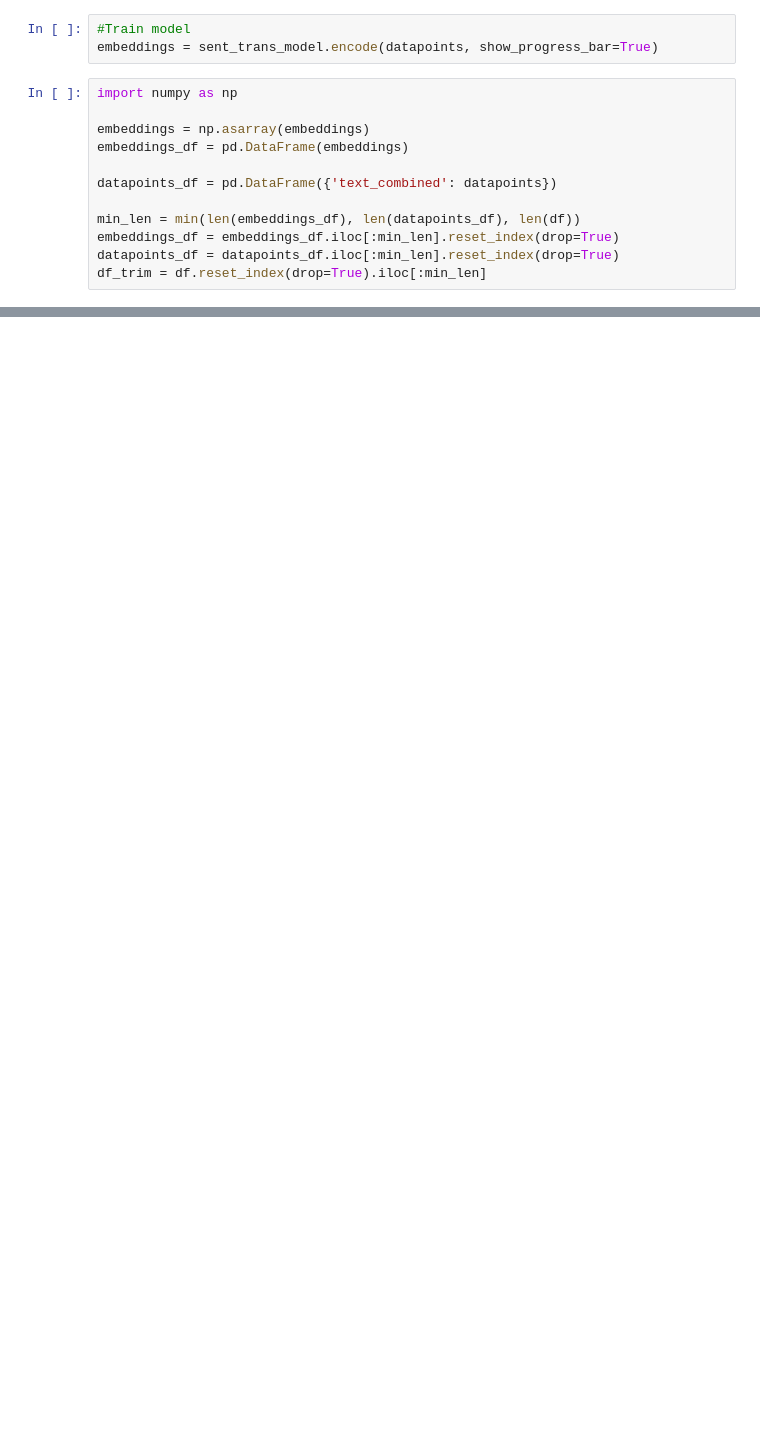
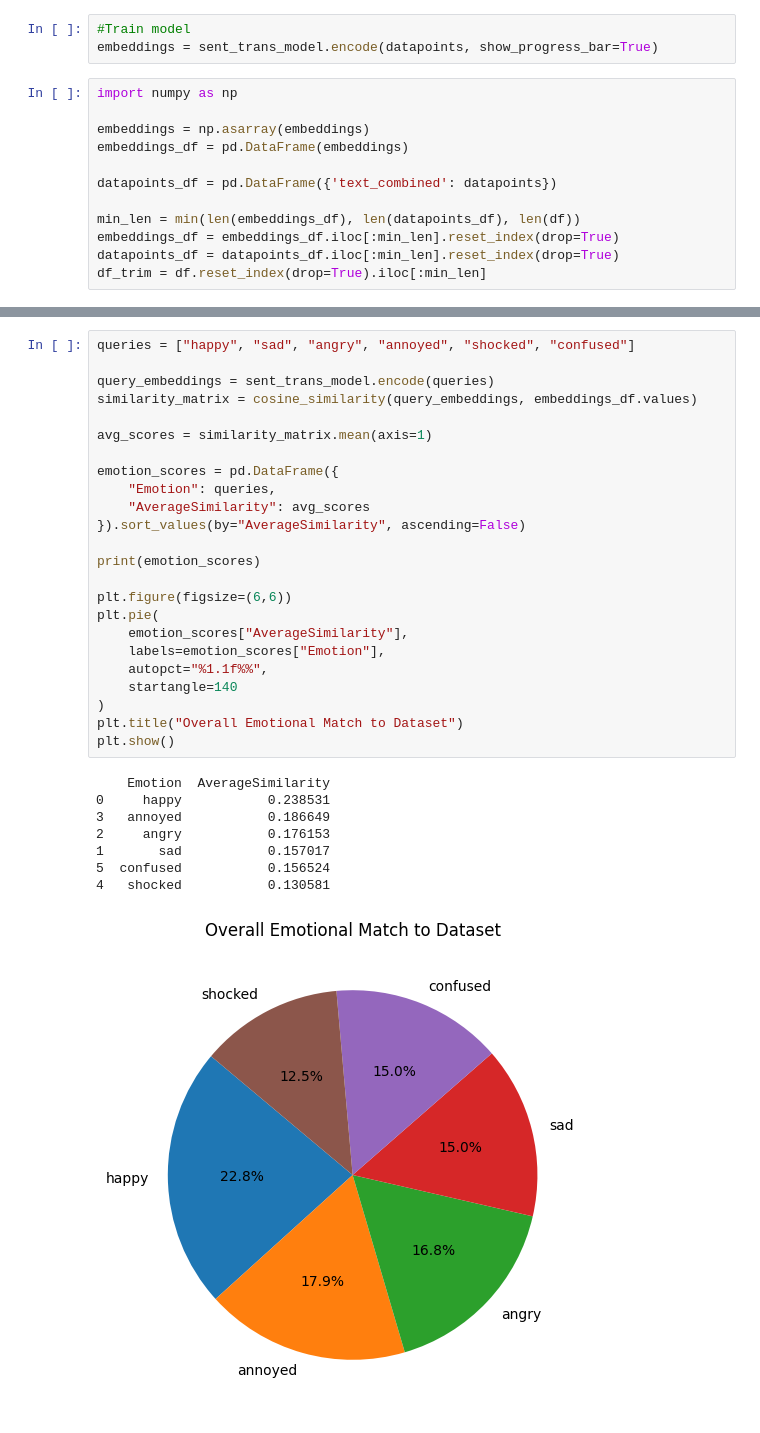
Before and after one commit to yaasamiiiin/Sentiment_Analysis_NYUDSFall2025, a Jupyter notebook: notebooks/sentimental_analysis.ipynb, the cells around one changed output, grey strips where cells are left out. Saved outputs shown, nothing was run; the diff lists cells and outputs as text; blank space fills up the shorter version.

Commit message:
w
made it give the overall sentiment

```diff
--- a/notebooks/sentimental_analysis.ipynb
+++ b/notebooks/sentimental_analysis.ipynb
@@ -118,0 +106,33 @@ Text: Basking in the glow of accomplishment, each milestone a stepping stone to
+# %%
+queries = ["happy", "sad", "angry", "annoyed", "shocked", "confused"]
+
+query_embeddings = sent_trans_model.encode(queries)
+similarity_matrix = cosine_similarity(query_embeddings, embeddings_df.values)
+
+avg_scores = similarity_matrix.mean(axis=1)
+
+emotion_scores = pd.DataFrame({
+    "Emotion": queries,
+    "AverageSimilarity": avg_scores
+}).sort_values(by="AverageSimilarity", ascending=False)
+
+print(emotion_scores)
+
+plt.figure(figsize=(6,6))
+plt.pie(
+    emotion_scores["AverageSimilarity"],
+    labels=emotion_scores["Emotion"],
+    autopct="%1.1f%%",
+    startangle=140
+)
+plt.title("Overall Emotional Match to Dataset")
+plt.show()
+# %% [output]
+    Emotion  AverageSimilarity
+0     happy           0.238531
+3   annoyed           0.186649
+2     angry           0.176153
+1       sad           0.157017
+5  confused           0.156524
+4   shocked           0.130581
+[figure, added]
```
Also changed, not shown: parts of 4 cells of this notebook.
